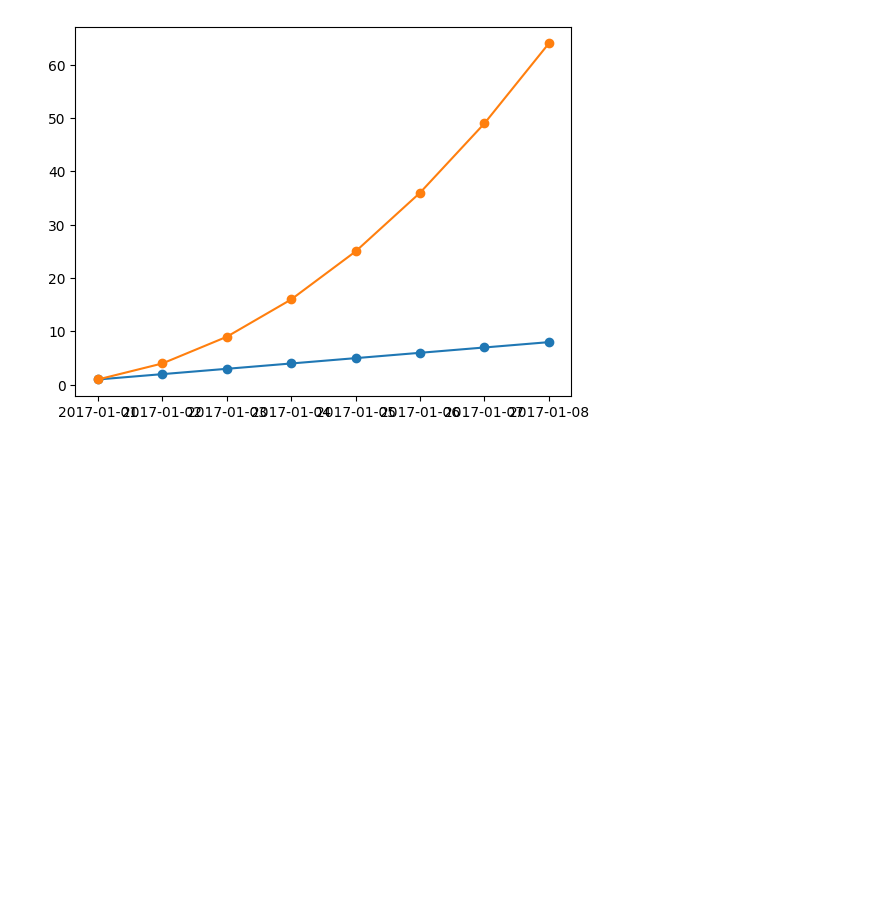
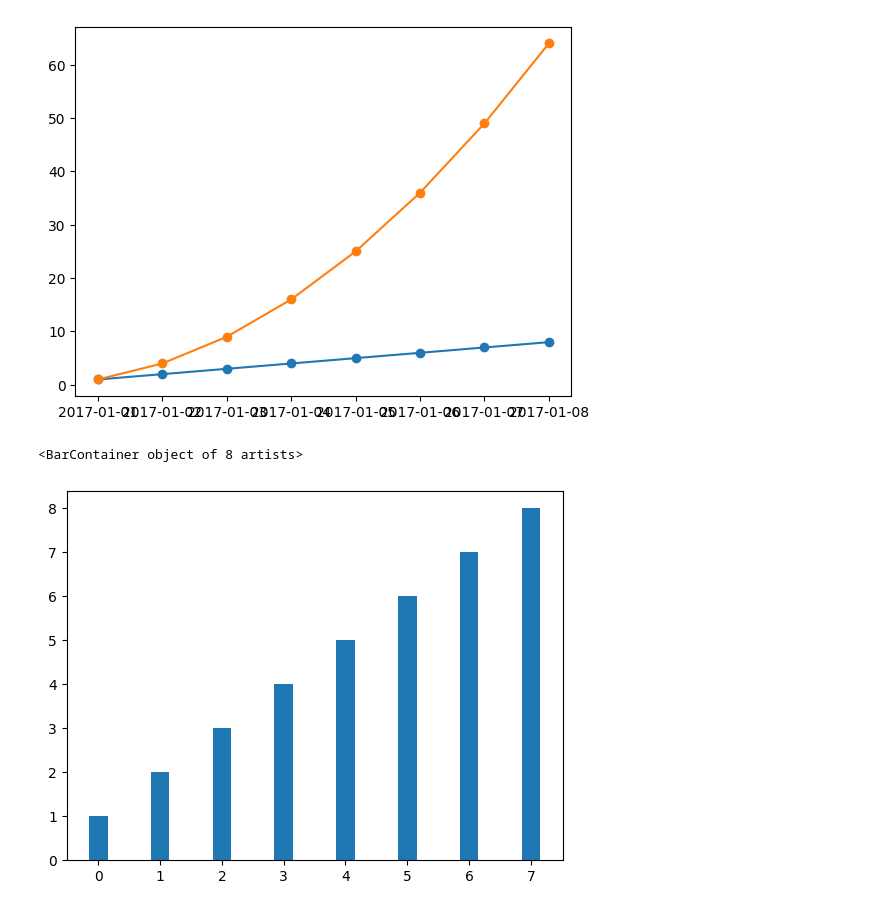
Before and after one commit to mohamaddibai/Coursera, a Jupyter notebook: Plotting-1.ipynb, the cells around one changed output. Cells and saved outputs as stored; diff of their text form; code cells hidden in the pictures; blank space fills up the shorter version.

Commit message:
matplot

```diff
--- a/Plotting-1.ipynb
+++ b/Plotting-1.ipynb
@@ -319,3 +319,18 @@ observation_dates = np.arange('2017-01-01', '2017-01-09', dtype='datetime64[D]')
 plt.plot(observation_dates, linear_data, '-o',  observation_dates, exponential_data, '-o');
 # %% [output]
 [figure]
+# %%
+# Bring in our libraries and create the linear data
+import matplotlib.pyplot as plt
+import numpy as np
+
+linear_data = np.array([1,2,3,4,5,6,7,8])
+
+# Then, I'll generate a list of X labels
+xvals = range(len(linear_data))
+# And send this along with the linear data's bar heights, to the bar function.
+# We pass in the width of the bar as 0.3.
+plt.bar(xvals, linear_data, width = 0.3)
+# %% [output]
+<BarContainer object of 8 artists>
+[figure, added]
```
Also changed, not shown: parts of 74 cells of this notebook, 7 other files.
